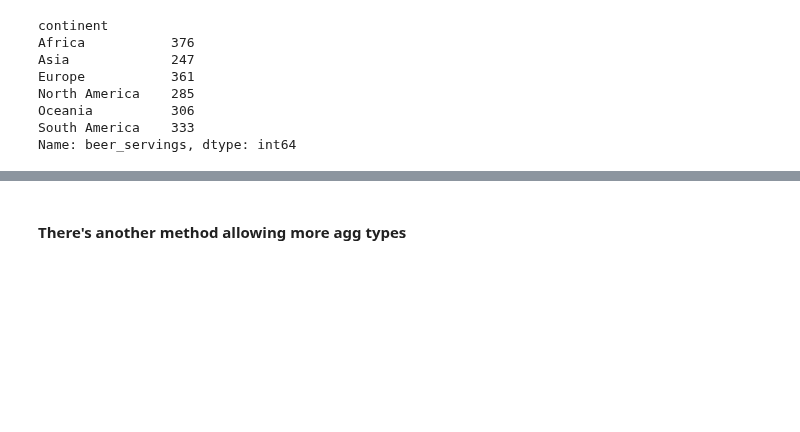
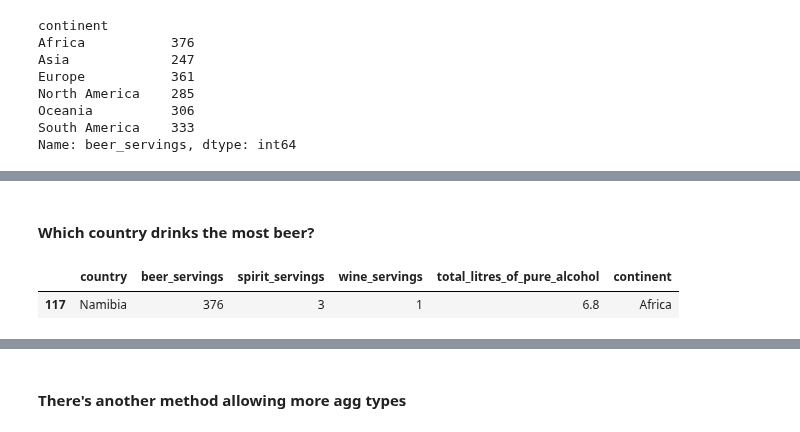
Before and after one commit to stiles/usc, a Jupyter notebook: notebooks/05_group_by_intro.ipynb, the cells around one changed output, grey strips where cells are left out. Drawn from its saved outputs; the diff is of its cells as text; code cells hidden in the pictures; blank space fills up the shorter version.

```diff
--- a/notebooks/05_group_by_intro.ipynb
+++ b/notebooks/05_group_by_intro.ipynb
@@ -123,0 +126,7 @@ Name: beer_servings, dtype: int64
+# %% [markdown]
+#### Which country drinks the most beer?
+# %%
+df[df['beer_servings'] == df['beer_servings'].max()]
+# %% [output]
+|  | country | beer_servings | spirit_servings | wine_servings | total_litres_of_pure_alcohol | continent |
+| 117 | Namibia | 376 | 3 | 1 | 6.8 | Africa |
```
Also changed, not shown: parts of 18 cells of this notebook, 4 other files.
